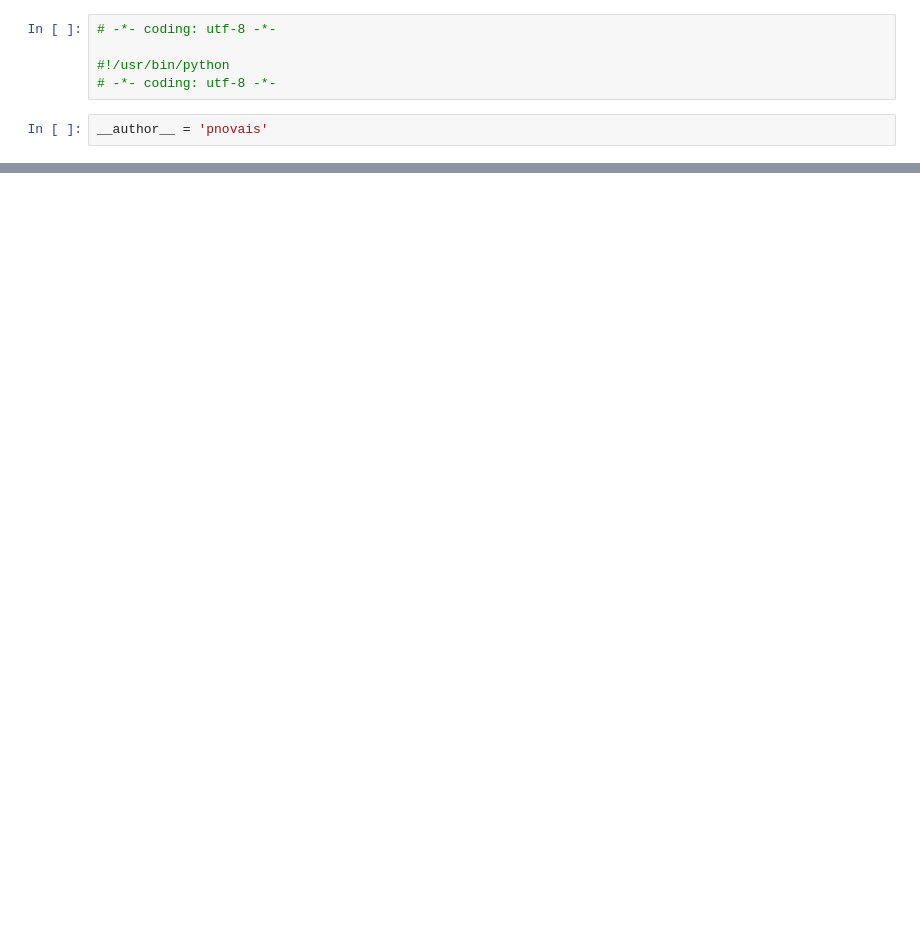
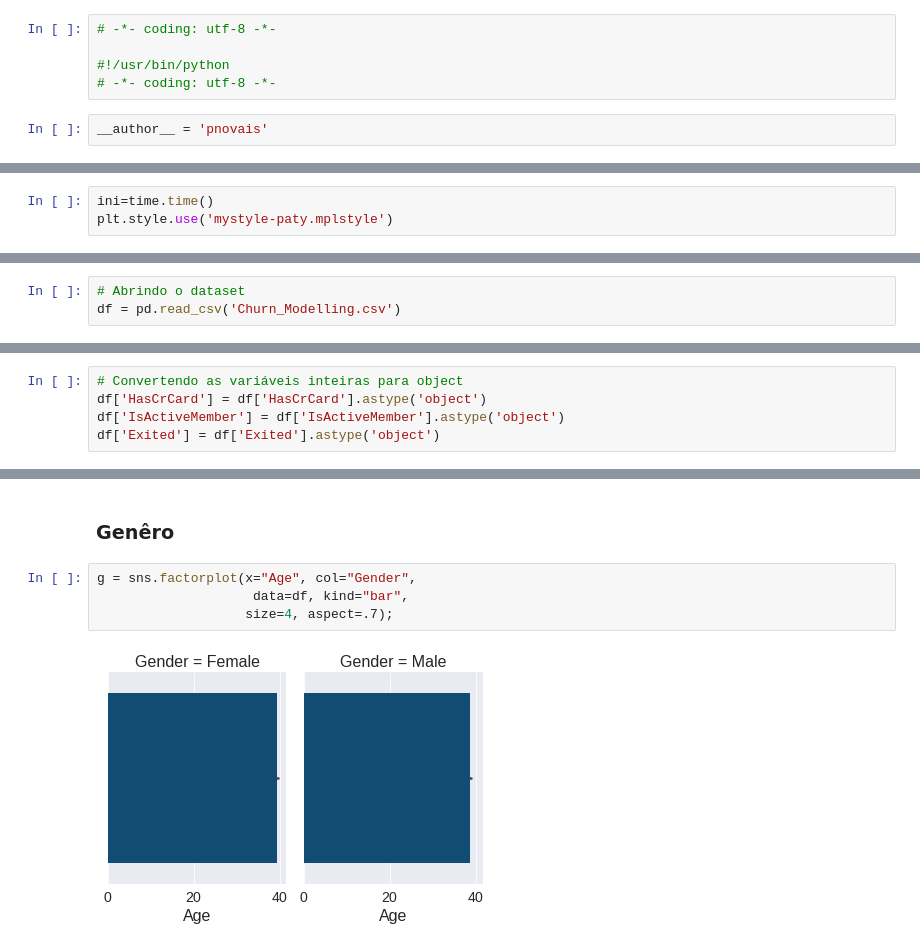
Before and after one commit to pnovais/Portfolio_pnovais, a Jupyter notebook: Churn.ipynb, the cells around one changed output, grey strips where cells are left out. Cells and saved outputs as stored; diff of their text form; blank space fills up the shorter version.

Commit message:
Churn: primeiras análises

```diff
--- a/Churn.ipynb
+++ b/Churn.ipynb
@@ -33,0 +39,3 @@ list(df)
+# %%
+ini=time.time()
+plt.style.use('mystyle-paty.mplstyle')
@@ -33,0 +64,3 @@ list(df)
+# %%
+# Abrindo o dataset
+df = pd.read_csv('Churn_Modelling.csv')
@@ -33,0 +82,5 @@ list(df)
+# %%
+# Convertendo as variáveis inteiras para object
+df['HasCrCard'] = df['HasCrCard'].astype('object')
+df['IsActiveMember'] = df['IsActiveMember'].astype('object')
+df['Exited'] = df['Exited'].astype('object')
@@ -55,0 +134,8 @@ memory usage: 1.1+ MB
+# %% [markdown]
+### Genêro
+# %%
+g = sns.factorplot(x="Age", col="Gender",
+                    data=df, kind="bar",
+                   size=4, aspect=.7);
+# %% [output]
+[figure, added]
```
Also changed, not shown: parts of 15 cells of this notebook, 1 other file.
